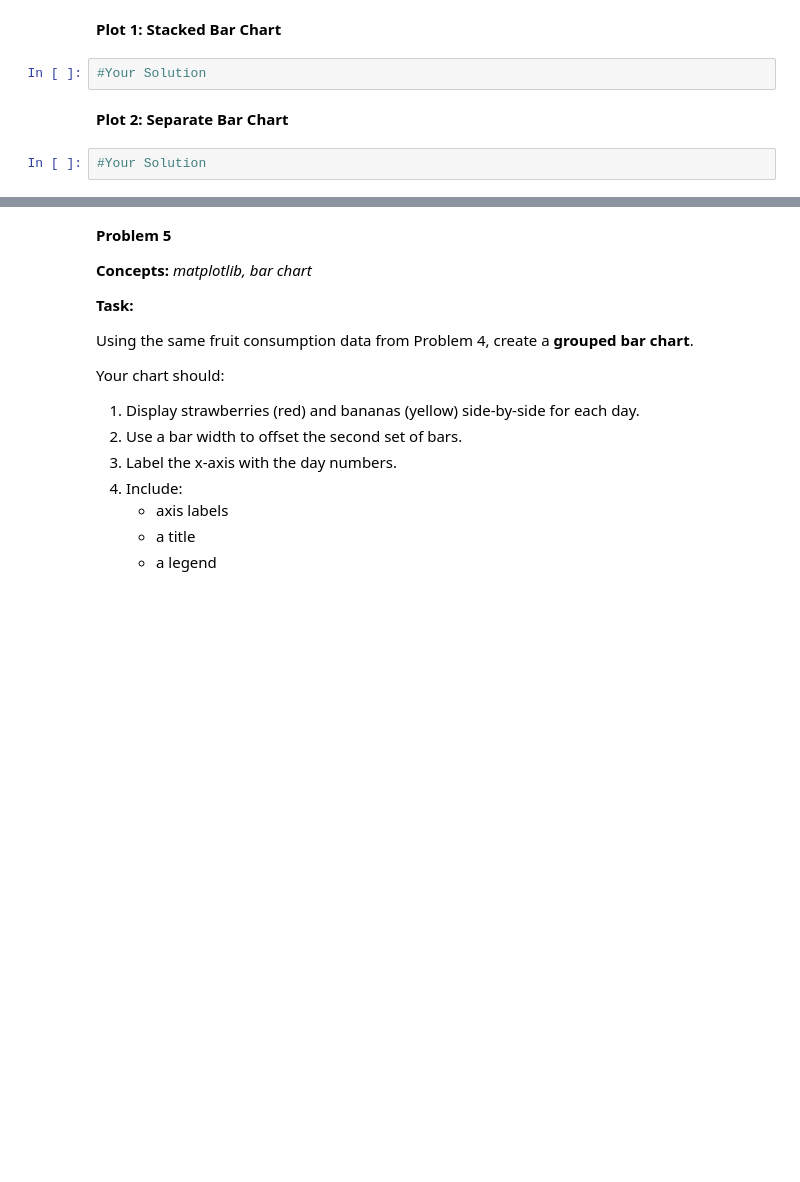
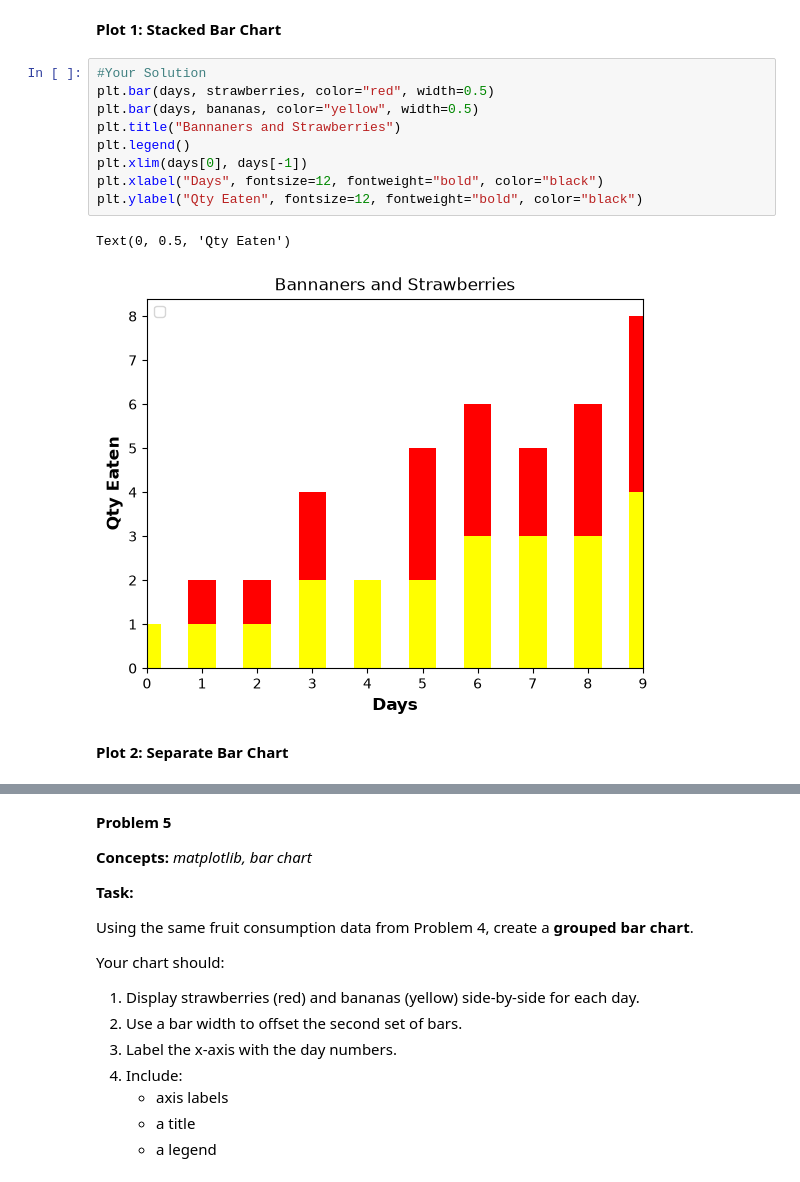
Before and after one commit to rickoprivate/BUAI602HW, a Jupyter notebook: week-09/homework.ipynb, the cells around one changed output, grey strips where cells are left out. Saved outputs shown, nothing was run; the diff lists cells and outputs as text; blank space fills up the shorter version.

```diff
--- a/week-09/homework.ipynb
+++ b/week-09/homework.ipynb
@@ -250,9 +243,17 @@ strawberries = [1, 2, 2, 4, 2, 5, 6, 5, 6, 8]
 bananas = [1, 1, 1, 2, 2, 2, 3, 3, 3, 4]
 # %% [markdown]
 **Plot 1: Stacked Bar Chart**
-# %%
-#Your Solution
+# %%
+#Your Solution
+plt.bar(days, strawberries, color="red", width=0.5)
+plt.bar(days, bananas, color="yellow", width=0.5)
+plt.title("Bannaners and Strawberries")
+plt.legend()
+plt.xlim(days[0], days[-1])
+plt.xlabel("Days", fontsize=12, fontweight="bold", color="black")
+plt.ylabel("Qty Eaten", fontsize=12, fontweight="bold", color="black")
+# %% [output]
+Text(0, 0.5, 'Qty Eaten')
+[figure, added]
 # %% [markdown]
 **Plot 2: Separate Bar Chart**
-# %%
-#Your Solution
```
Also changed, not shown: parts of 7 cells of this notebook.
